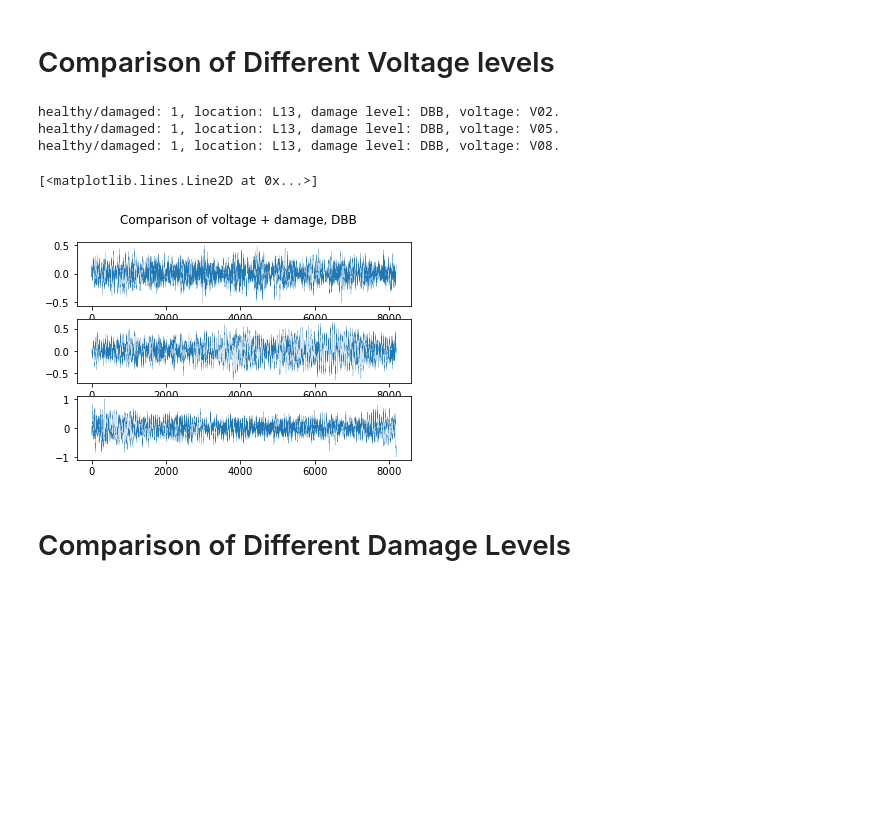
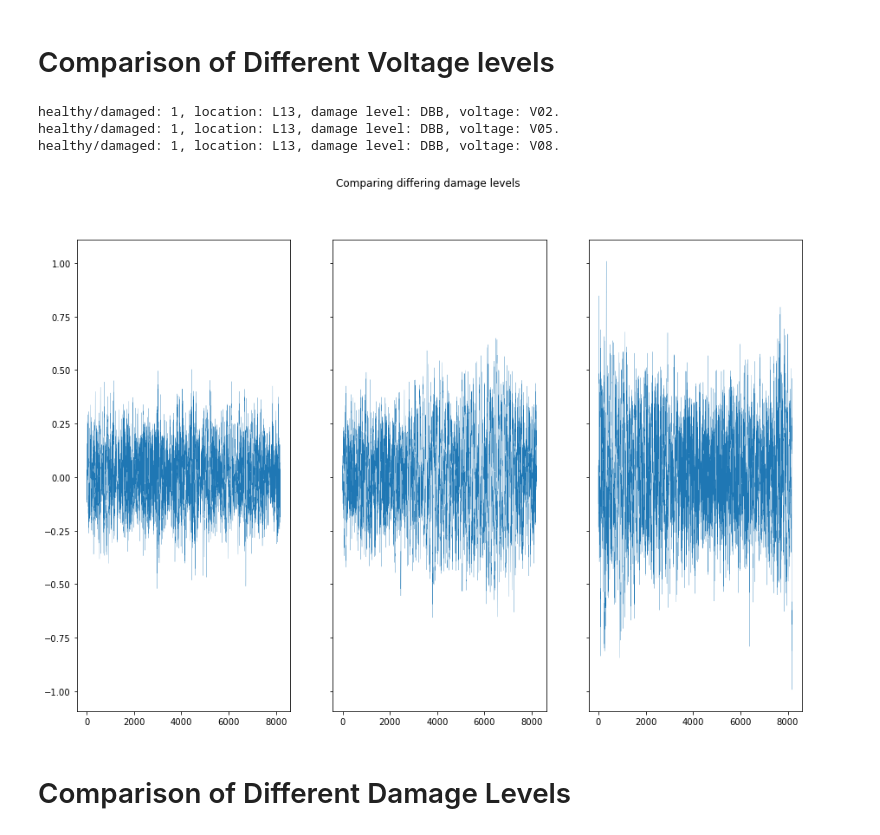
Before and after one commit to twan3617/anomalies, a Jupyter notebook: Example_Data_Sandia.ipynb, the cells around one changed output. Drawn from its saved outputs; the diff is of its cells as text; code cells hidden in the pictures; blank space fills up the shorter version.

```diff
--- a/Example_Data_Sandia.ipynb
+++ b/Example_Data_Sandia.ipynb
@@ -191,38 +214,36 @@ healthy/damaged: 0, location: L00, damage level: D00, voltage: V02.
 # %%
 #find datapoints involving different kinds of voltages from sensor1
 #DBB, voltage V02, V05, V08
 sens1 = data_dict["Sensor1"]
 ind = (sens1["damage_level"]=="DBB")
 DBB_damaged = sens1[ind.squeeze(axis=1)]
 
 DBB_V02 = DBB_damaged[(DBB_damaged["voltage_level"]=="V02").squeeze(axis=1)]
 DBB_V05 = DBB_damaged[(DBB_damaged["voltage_level"]=="V05").squeeze(axis=1)]
 DBB_V08 = DBB_damaged[(DBB_damaged["voltage_level"]=="V08").squeeze(axis=1)]
 
 DBB_V02_0 = DBB_V02.iloc[0]
 DBB_V05_0 = DBB_V05.iloc[0]
 DBB_V08_0 = DBB_V08.iloc[0]
 
 data_V02, _, _, _, _ = extract_inf(DBB_V02_0)
 data_V05, _, _, _, _ = extract_inf(DBB_V05_0)
 data_V08, _, _, _, _ = extract_inf(DBB_V08_0)
 
+data_volt = [data_V02, data_V05, data_V08]
+multiplot(data_volt)
+plt.savefig("voltage_comparisons.png")
 
-fig, axs = plt.subplots(3)
-fig.suptitle("Comparison of voltage + damage, DBB")
-axs[0].plot(data_V02.values, linewidth=0.2)
-axs[1].plot(data_V05.values, linewidth=0.2)
-axs[2].plot(data_V08.values, linewidth=0.2)
 
 # V02, V05 seem almost exactly the same; V08 peaks higher?
 # Hypothesis: higher voltage leads to higher variance and larger peaks in the data.
 # It's possible that floor 3 experiences larger accelerations due to higher floor, so we could take a peek at that data as well
+# Also, bigger differences in having 13 damaged?
 # %% [output]
 healthy/damaged: 1, location: L13, damage level: DBB, voltage: V02.
 healthy/damaged: 1, location: L13, damage level: DBB, voltage: V05.
 healthy/damaged: 1, location: L13, damage level: DBB, voltage: V08.
-[<matplotlib.lines.Line2D at 0x...>]
-[figure, old version]
+[figure, new version]
 # %% [markdown]
 # Comparison of Different Damage Levels
 # %%
```
Also changed, not shown: parts of 10 cells of this notebook.
